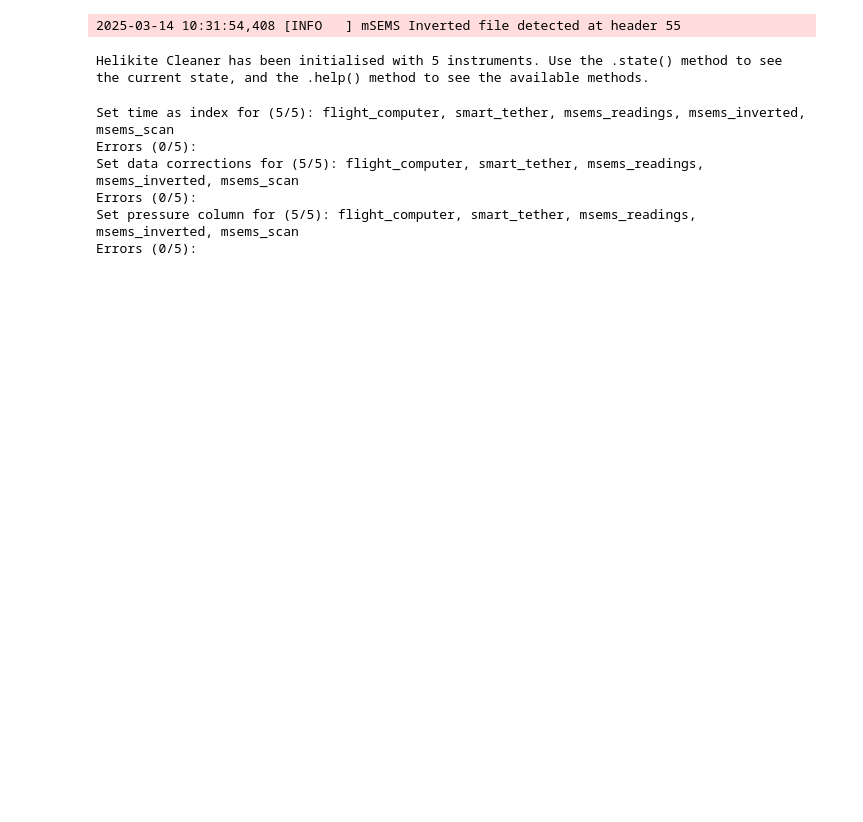
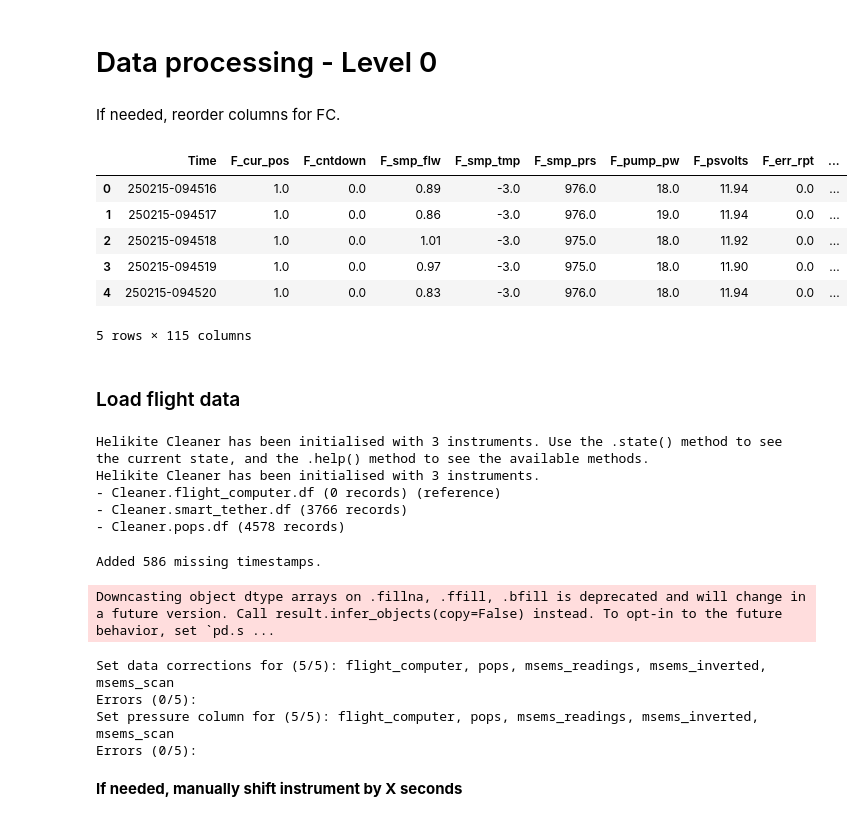
Before and after one commit to EERL-EPFL/helikite-data-processing, a Jupyter notebook: notebooks/level0-FlightComputerV2.ipynb, the cells around one changed output. Cells and saved outputs as stored; diff of their text form; code cells hidden in the pictures; blank space fills up the shorter version.

Commit message:
Updated code of level0

```diff
--- a/notebooks/level0-FlightComputerV2.ipynb
+++ b/notebooks/level0-FlightComputerV2.ipynb
@@ -1,36 +1,89 @@
+# %% [markdown]
+# Data processing - Level 0
+# %% [markdown]
+If needed, reorder columns for FC.
+# %%
+import pandas as pd
+
+df1 = pd.read_csv(r"C:\Users\temel\Desktop\EERL\Campaigns\03_ORACLES\Neumayer_2024\Data\2024-2025_Sorted\2025-02-15_A\HFC_250215_1.csv")  # replace with your actual filename
+
+cols_to_move = [
+    "MSsheath_rh", "MSsheath_temp", "MSpressure", "MSlfe_temp", "MSsheath_flow",
+    "MSsheath_pwr", "MSimpct_prs", "MShv_volts", "MShv_dac", "MSsd_install",
+    "MSext_volts", "MSmsems_errs", "MSmcpc_hrtb", "MSmcpc_smpf", "MSmcpc_satf",
+    "MSmcpc_cndt", "MSmcpc_satt", "MSmcpc_sn", "MSmcpc_errs", "MSmcpcpwr",
+    "MSmcpcpmp", "MSsd_save", "MSsave_flag"
+]
+
+cols_to_move = [col for col in cols_to_move if col in df1.columns]  # Ensure only existing columns are selected
+first_col = ['Time'] if 'Time' in df1.columns else []  # Keep 'Time' at the start if present
+other_cols = [col for col in df1.columns if col not in first_col + cols_to_move]  # Get all other columns not being moved
+new_order = first_col + other_cols + cols_to_move  # Define the new column order
+df2 = df1[new_order]  # Reorder the DataFrame
+
+df2.to_csv(r'C:\Users\temel\Desktop\EERL\Campaigns\03_ORACLES\Neumayer_2024\Data\2024-2025_Sorted\2025-02-15_A\HFC_250215_1_reordered.csv', index=False)
+df2.head()
+# %% [output]
+|  | Time | F_cur_pos | F_cntdown | F_smp_flw | F_smp_tmp | F_smp_prs | F_pump_pw | F_psvolts | F_err_rpt | ... |
+| 0 | 250215-094516 | 1.0 | 0.0 | 0.89 | -3.0 | 976.0 | 18.0 | 11.94 | 0.0 | ... |
+| 1 | 250215-094517 | 1.0 | 0.0 | 0.86 | -3.0 | 976.0 | 19.0 | 11.94 | 0.0 | ... |
+| 2 | 250215-094518 | 1.0 | 0.0 | 1.01 | -3.0 | 975.0 | 18.0 | 11.92 | 0.0 | ... |
+| 3 | 250215-094519 | 1.0 | 0.0 | 0.97 | -3.0 | 975.0 | 18.0 | 11.90 | 0.0 | ... |
+| 4 | 250215-094520 | 1.0 | 0.0 | 0.83 | -3.0 | 976.0 | 18.0 | 11.94 | 0.0 | ... |
+5 rows × 115 columns
+# %% [markdown]
+### Load flight data
 # %%
 from helikite import Cleaner, instruments
+import pandas as pd
 import os
 import datetime
+
+INPUT_DATA = r"C:\Users\temel\Desktop\EERL\Campaigns\03_ORACLES\Neumayer_2024\Data\2024-2025_Sorted\2024-12-22_A"
 
 cleaner = Cleaner(
     instruments=[
         instruments.flight_computer_v2,
         instruments.smart_tether,
-        # instruments.pops,
+        instruments.pops,
         instruments.msems_readings,
         instruments.msems_inverted,
         instruments.msems_scan,
-        # instruments.stap,
+        instruments.mcda,
+        #instruments.stap,
     ],
     reference_instrument=instruments.flight_computer_v2,
-    input_folder=os.path.join(os.getcwd(), os.pardir, "helikite", "tests", "resources", "campaigns", "20250212"),
-    flight_date=datetime.date(2025,2,12),
+    #reference_instrument=instruments.smart_tether,
+    #reference_instrument=instruments.pops,
+    input_folder=r"C:\Users\temel\Desktop\EERL\Campaigns\03_ORACLES\Neumayer_2024\Data\2024-2025_Sorted\2024-12-22_A",
+    flight_date=datetime.date(2025,02,12),
     # time_takeoff=datetime.datetime(2024,4,2,10,0,35),
     # time_landing=datetime.datetime(2024,4,2,13,4,4),
+    flight='59',
     time_offset=datetime.time(0),
 )
+
+cleaner._print_instruments()
+#print(cleaner.flight_computer.df.head())
 # %% [output]
-2025-03-14 10:31:54,408 [INFO   ] mSEMS Inverted file detected at header 55
+Helikite Cleaner has been initialised with 3 instruments. Use the .state() method to see the current state, and the .help() method to see the available methods.
+Helikite Cleaner has been initialised with 3 instruments.
+- Cleaner.flight_computer.df (0 records) (reference)
+- Cleaner.smart_tether.df (3766 records)
+- Cleaner.pops.df (4578 records)
-Helikite Cleaner has been initialised with 5 instruments. Use the .state() method to see the current state, and the .help() method to see the available methods.
 # %%
 cleaner.set_time_as_index()
+cleaner.flight_computer.df = cleaner.fill_missing_timestamps(cleaner.flight_computer.df, freq="1s", fill_method="ffill")
+#cleaner.pops.df = cleaner.fill_missing_timestamps(cleaner.pops.df, freq="1s", fill_method="ffill")
+cleaner.msems_inverted.df['scan_direction'] = cleaner.msems_scan.df['scan_direction']  # To have 0 / 1 values when changing scans --> for removal of duplicates
 cleaner.data_corrections()
 cleaner.set_pressure_column()
 # %% [output]
-Set time as index for (5/5): flight_computer, smart_tether, msems_readings, msems_inverted, msems_scan
-Errors (0/5):
-Set data corrections for (5/5): flight_computer, smart_tether, msems_readings, msems_inverted, msems_scan
-Errors (0/5):
-Set pressure column for (5/5): flight_computer, smart_tether, msems_readings, msems_inverted, msems_scan
-Errors (0/5):
+Added 586 missing timestamps.
+Downcasting object dtype arrays on .fillna, .ffill, .bfill is deprecated and will change in a future version. Call result.infer_objects(copy=False) instead. To opt-in to the future behavior, set `pd.s ...
+Set data corrections for (5/5): flight_computer, pops, msems_readings, msems_inverted, msems_scan
+Errors (0/5):
+Set pressure column for (5/5): flight_computer, pops, msems_readings, msems_inverted, msems_scan
+Errors (0/5):
+# %% [markdown]
+**If needed, manually shift instrument by X seconds**
```
Also changed, not shown: parts of 19 cells of this notebook.
